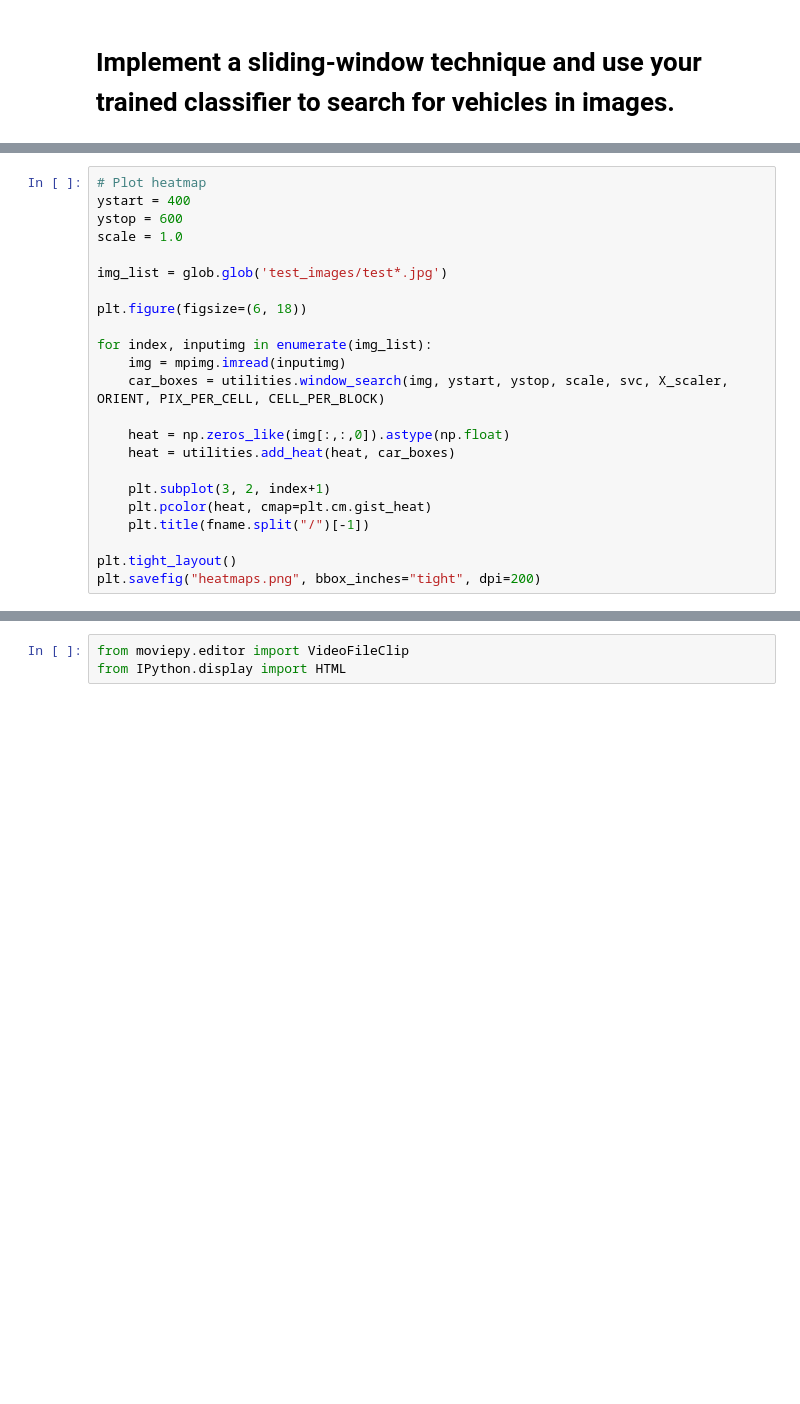
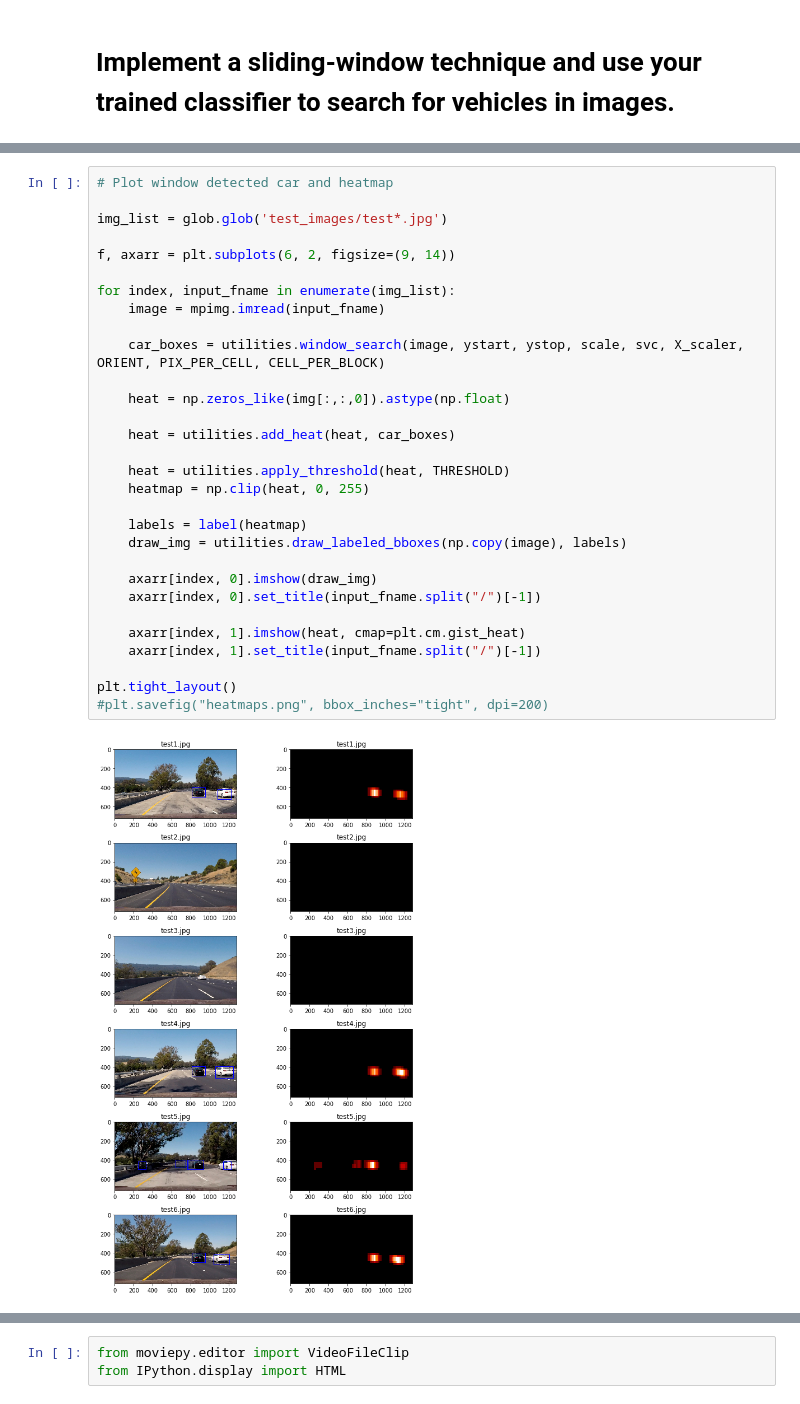
Before and after one commit to taikione/CarND-Vehicle-Detection, a Jupyter notebook: VehicleDetection-LinearSVM.ipynb, the cells around one changed output, grey strips where cells are left out. Cells and saved outputs as stored; diff of their text form; blank space fills up the shorter version.

```diff
--- a/VehicleDetection-LinearSVM.ipynb
+++ b/VehicleDetection-LinearSVM.ipynb
@@ -257,23 +301,32 @@ plt.tight_layout()
 # %%
-# Plot heatmap
-ystart = 400
-ystop = 600
-scale = 1.0
+# Plot window detected car and heatmap
 
 img_list = glob.glob('test_images/test*.jpg')
 
-plt.figure(figsize=(6, 18))
+f, axarr = plt.subplots(6, 2, figsize=(9, 14))
 
-for index, inputimg in enumerate(img_list):
-    img = mpimg.imread(inputimg)
-    car_boxes = utilities.window_search(img, ystart, ystop, scale, svc, X_scaler, ORIENT, PIX_PER_CELL, CELL_PER_BLOCK)
+for index, input_fname in enumerate(img_list):
+    image = mpimg.imread(input_fname)
+
+    car_boxes = utilities.window_search(image, ystart, ystop, scale, svc, X_scaler, ORIENT, PIX_PER_CELL, CELL_PER_BLOCK)
 
     heat = np.zeros_like(img[:,:,0]).astype(np.float)
+
     heat = utilities.add_heat(heat, car_boxes)
 
-    plt.subplot(3, 2, index+1)
-    plt.pcolor(heat, cmap=plt.cm.gist_heat)
-    plt.title(fname.split("/")[-1])
+    heat = utilities.apply_threshold(heat, THRESHOLD)
+    heatmap = np.clip(heat, 0, 255)
+
+    labels = label(heatmap)
+    draw_img = utilities.draw_labeled_bboxes(np.copy(image), labels)
+
+    axarr[index, 0].imshow(draw_img)
+    axarr[index, 0].set_title(input_fname.split("/")[-1])
+
+    axarr[index, 1].imshow(heat, cmap=plt.cm.gist_heat)
+    axarr[index, 1].set_title(input_fname.split("/")[-1])
 
 plt.tight_layout()
-plt.savefig("heatmaps.png", bbox_inches="tight", dpi=200)
+#plt.savefig("heatmaps.png", bbox_inches="tight", dpi=200)
+# %% [output]
+[figure, added]
```
Also changed, not shown: parts of 21 cells of this notebook, 11 other files.
